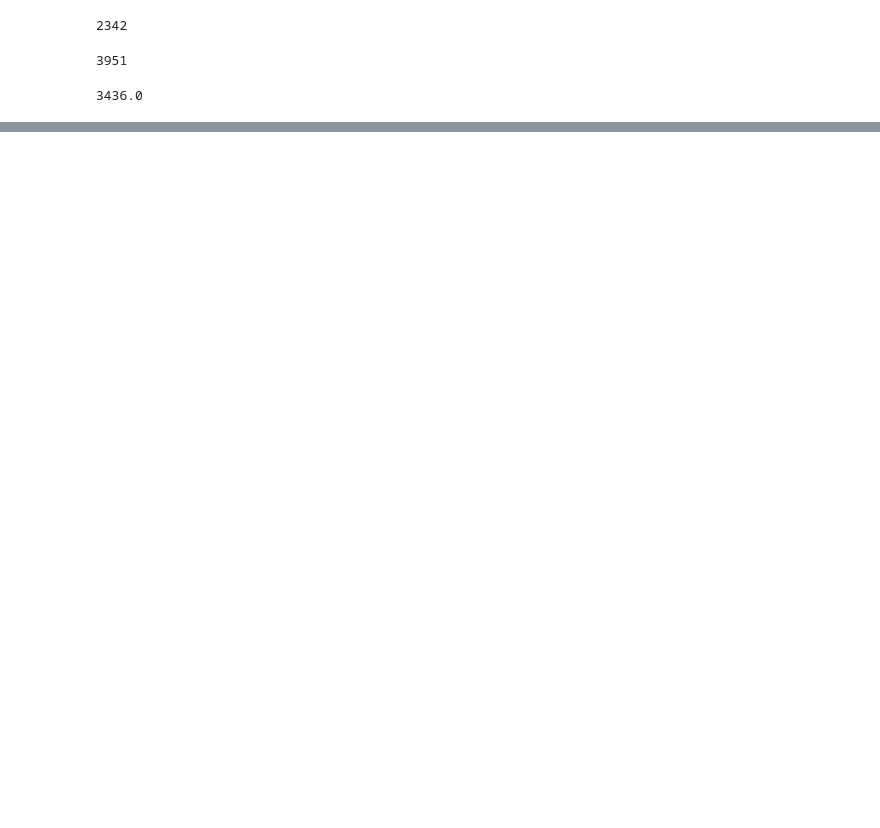
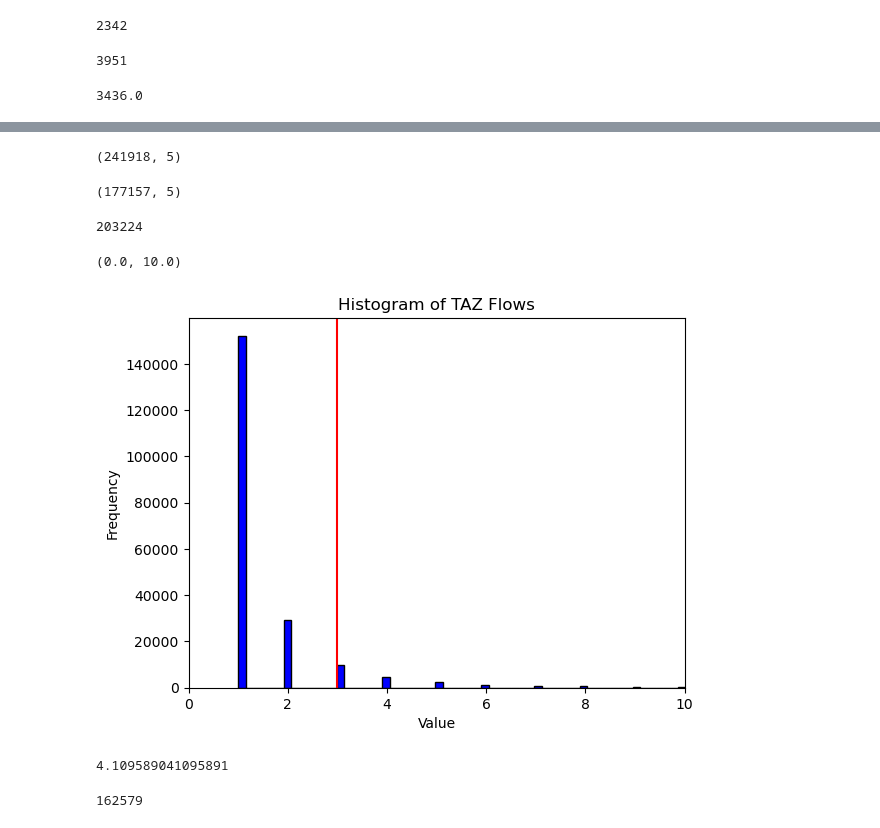
Before and after one commit to arsalanesmaili/kcm_ridership, a Jupyter notebook: Comparison (ORCA vs PSRC).ipynb, the cells around one changed output, grey strips where cells are left out. Saved outputs shown, nothing was run; the diff lists cells and outputs as text; code cells hidden in the pictures; blank space fills up the shorter version.

Commit message:
PSRC survey vs ORCA

```diff
--- a/Comparison (ORCA vs PSRC).ipynb
+++ b/Comparison (ORCA vs PSRC).ipynb
@@ -55,0 +87,4 @@ max(ORCA_04_2023['Destination'])
+# %%
+PSRC_2018 = PSRC_2018.drop(PSRC_2018[PSRC_2018['otaz'] > 2088].index)
+# %%
+PSRC_2018 = PSRC_2018.drop(PSRC_2018[PSRC_2018['dtaz'] > 2088].index)
@@ -55,0 +95,4 @@ max(ORCA_04_2023['Destination'])
+# %%
+ORCA_04_2023.shape
+# %% [output]
+(241918, 5)
@@ -55,0 +103,24 @@ max(ORCA_04_2023['Destination'])
+# %%
+ORCA_04_2023.shape
+# %% [output]
+(177157, 5)
+# %%
+len(list(PSRC_2018['count']))
+# %% [output]
+203224
+# %%
+plt.hist(list(PSRC_2018['count']),bins=1000, color='blue', edgecolor='black')
+plt.xlabel('Value')
+plt.ylabel('Frequency')
+plt.title('Histogram of TAZ Flows')
+# plt.axhline(y=100, color='red', linestyle='--', label='y=100')
+plt.axvline(x=3, color='red', linestyle='-', label='y=100')
+plt.xlim(0, 10)
+# plt.ylim(0, 500000)
+# %% [output]
+(0.0, 10.0)
+[figure, added]
+# %%
+1500/365
+# %% [output]
+4.109589041095891
@@ -55,0 +129,4 @@ max(ORCA_04_2023['Destination'])
+# %%
+round(.8*PSRC_2018.shape[0])
+# %% [output]
+162579
```
Also changed, not shown: parts of 39 cells of this notebook.
